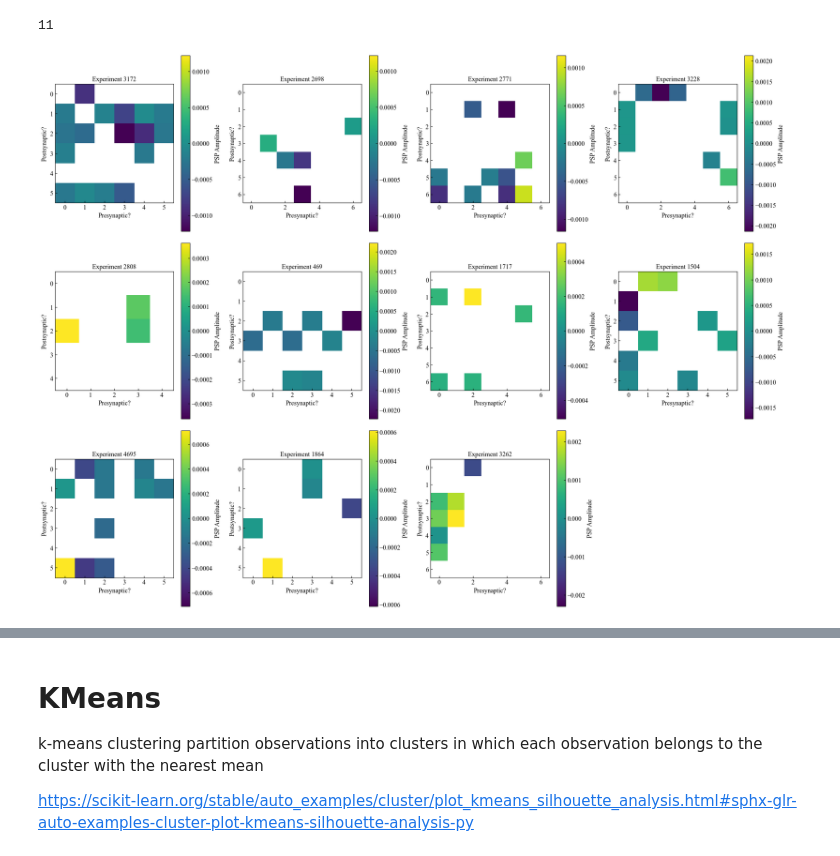
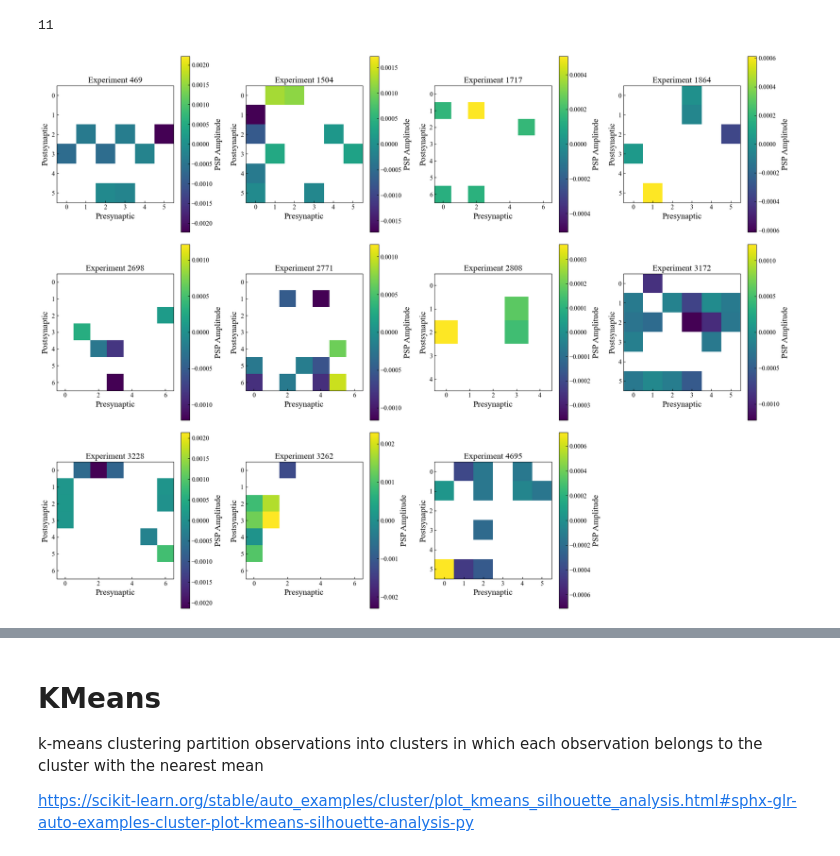
Before and after one commit to acevedomartina/HeterogeneousRNNs, a Jupyter notebook: data_analysis/analysis_neneva.ipynb, the cells around one changed output, grey strips where cells are left out. Cells and saved outputs as stored; diff of their text form; code cells hidden in the pictures.

Commit message:
Fixed some errors in queries for analysis and tested some figures

```diff
--- a/data_analysis/analysis_neneva.ipynb
+++ b/data_analysis/analysis_neneva.ipynb
@@ -843,9 +873,0 @@ Text(0.5, 0, 'PSP Amplitude (mV)')
-# %%
-experiment_counts = df_experiments['experiment_id'].value_counts()
-valid_experiment_ids = experiment_counts[experiment_counts > 10].index
-print('There are', len(valid_experiment_ids), 'experiments with more than 10 data points.')
-
-df3 = pd.read_sql_query("SELECT * from " + str(table_list[3])[2:-3], con)
-for experiment_id in valid_experiment_ids:
-    region = df3[df3['id'] == experiment_id]['target_region'].values[0]
-    print(f'Experiment {experiment_id} belongs to region {region}.')
@@ -937,12 +1270,3 @@ df_experiments
 | 3278 | 2538 | 81816 | 14658 | 14660 | 0.001185 | NaN | NaN |
 | 3279 | 2538 | 81852 | 14663 | 14660 | NaN | NaN | NaN |
 3280 rows × 7 columns
-# %%
-experiment_counts = df_experiments['experiment_id'].value_counts()
-valid_experiment_ids = experiment_counts[experiment_counts > 10].index
-print('There are', len(valid_experiment_ids), 'experiments with more than 10 data points.')
-
-df3 = pd.read_sql_query("SELECT * from " + str(table_list[3])[2:-3], con)
-for experiment_id in valid_experiment_ids:
-    region = df3[df3['id'] == experiment_id]['target_region'].values[0]
-    print(f'Experiment {experiment_id} belongs to region {region}.')
@@ -1006,8 +1287,68 @@ plt.rcParams.update({
 # %%
 folder = f"data_analysis/saved_data"
 # %%
+#### Get counts of data points per experiment, no filtering
+
+query = """
+            SELECT
+                p.experiment_id,
+                e.target_region,
+                COUNT(p.experiment_id) AS num_data_points
+
+            FROM pair p
+
+
+            INNER JOIN cell pre ON p.pre_cell_id = pre.id
+            INNER JOIN cell post ON p.post_cell_id = post.id
+            INNER JOIN intrinsic i_pre ON p.pre_cell_id = i_pre.cell_id
+            INNER JOIN intrinsic i_post ON p.post_cell_id = i_post.cell_id
+            INNER JOIN experiment e ON e.id = p.experiment_id
+            INNER JOIN slice s ON e.slice_id = s.id
+            INNER JOIN synapse syn ON syn.pair_id = p.id
+
+
+            GROUP BY p.experiment_id
+            HAVING num_data_points > 10
+            ;
+        """
+
+df = pd.read_sql_query(query, con)
+experiments_ten_datapoints = df["experiment_id"]  # already unique, gives a series with experiment ids
+valid_experiments = [experiment_id for experiment_id in experiments_ten_datapoints if experiment_id not in excluded_experiments]
+
 # Number of subplots
-n_experiments = len(valid_experiment_ids)  # Should only include those with more than 10 data points
+n_experiments = len(valid_experiments)  # Should only include those with more than 10 data points
+
+########## Access info for these experiments
+
+
+query = """
+            SELECT
+                p.experiment_id,
+                p.id AS pair_id,
+                p.pre_cell_id,
+                p.post_cell_id,
+                syn.psp_amplitude,
+                i_pre.fi_slope AS fi_slope_pre,
+                i_post.fi_slope AS fi_slope_post
+
+
+
+            FROM pair p
+
+            INNER JOIN experiment e ON e.id = p.experiment_id
+            INNER JOIN cell pre ON p.pre_cell_id = pre.id
+            INNER JOIN cell post ON p.post_cell_id = post.id
+            INNER JOIN synapse syn ON syn.pair_id = p.id
+            INNER JOIN intrinsic i_pre ON p.pre_cell_id = i_pre.cell_id
+            INNER JOIN intrinsic i_post ON p.post_cell_id = i_post.cell_id
+                ;
+        """
+
+df_experiments = pd.read_sql_query(query, con)
+
+df_experiments
+
 
 # If there are no experiments, do nothing
 if n_experiments == 0:
@@ -1024,7 +1365,7 @@ else:
     axes = axes.flatten()
 
     # Loop through each considered experiment
-    for i, experiment_id in enumerate(valid_experiment_ids):
+    for i, experiment_id in enumerate(valid_experiments):
         df_exp = df_experiments[df_experiments['experiment_id'] == experiment_id]
 
         # Generate PSP matrix for the experiment
@@ -1034,35 +1375,35 @@ else:
         for _, row in df_exp.iterrows():
             pre_cell = row['pre_cell_id']
             post_cell = row['post_cell_id']
             psp_value = row['psp_amplitude']
             # df_psp_matrix.loc[pre_cell, post_cell] = psp_value
-            df_psp_matrix.loc[post_cell, pre_cell] = psp_value
+            df_psp_matrix.loc[post_cell, pre_cell] = psp_value  # changed to postsynaptic in row, presynaptic in column
 
         df_psp_matrix.to_csv(f'saved_data/{experiment_id}_PSP_matrix.csv')
 
         psp_matrix_numpy = df_psp_matrix.values
 
-        masked_psp_matrix = np.ma.masked_invalid(psp_matrix_numpy)
+        masked_psp_matrix = np.ma.masked_invalid(psp_matrix_numpy)  # Masked array that suppress all NaN values
 
         # Plot the PSP matrix in the corresponding subplot
         abs_max = np.nanmax(np.abs(psp_matrix_numpy))  # Ignore NaN when calculating maximum
         im = axes[i].imshow(masked_psp_matrix, cmap='viridis', interpolation='none', vmin=-abs_max, vmax=abs_max)
         axes[i].set_title(f'Experiment {experiment_id}')
         plt.colorbar(im, ax=axes[i], label='PSP Amplitude')
 
-        axes[i].set_xlabel(f"Presynaptic?")
-        axes[i].set_ylabel(f"Postsynaptic?")
+        axes[i].set_xlabel(f"Presynaptic")
+        axes[i].set_ylabel(f"Postsynaptic")
 
 
 
     # Remove empty axes if there are fewer experiments than subplots
     for j in range(n_experiments, len(axes)):
         axes[j].axis('off')
         axes[j].set_xticks([])
         axes[j].set_yticks([])
 
     # Adjust subplots
     plt.tight_layout()
     plt.show()
 # %% [output]
-[figure, old version]
+[figure, new version]
```
Also changed, not shown: parts of 34 cells of this notebook.
